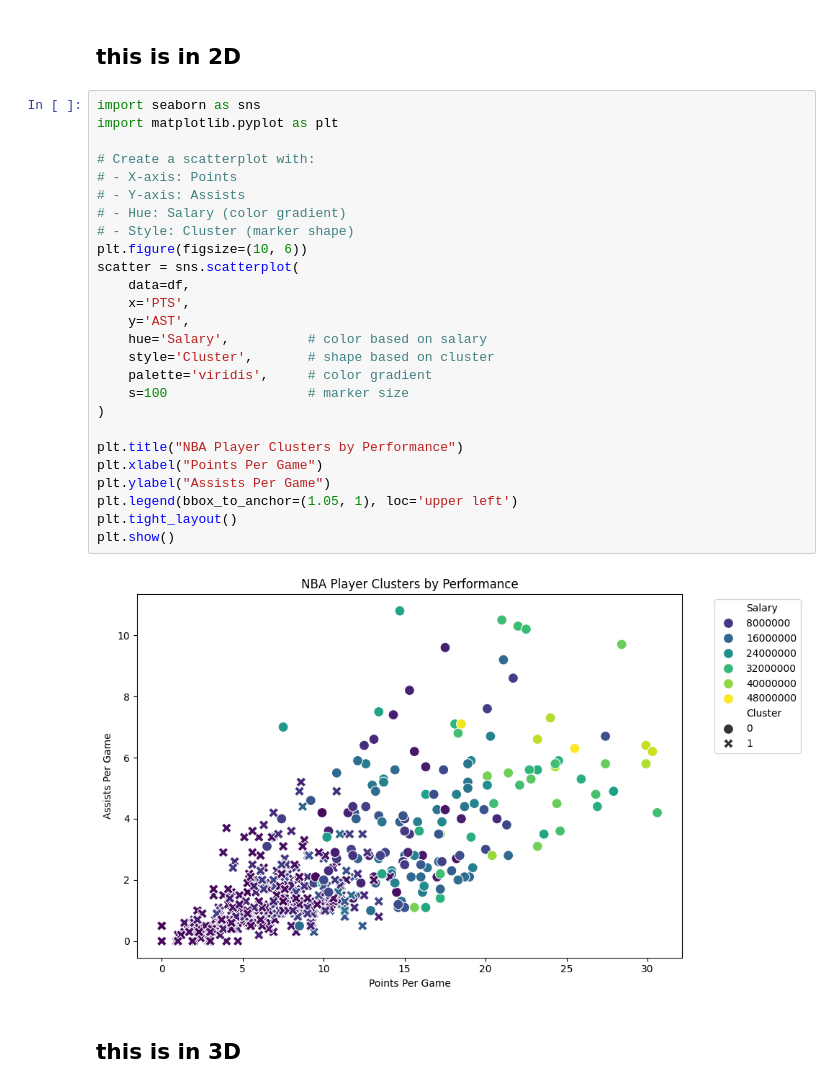
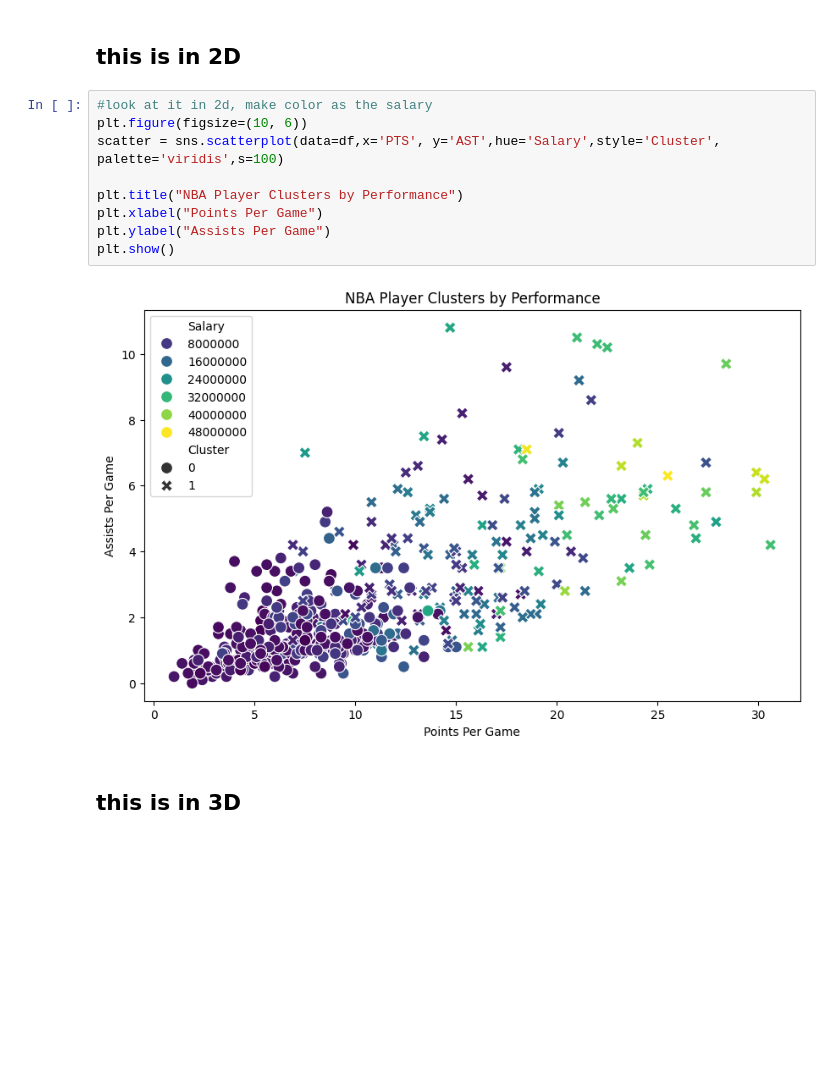
Before and after one commit to yxb8mh/DS-3021, a Jupyter notebook: 10_kMeans Clustering/Lab-Clustering.ipynb, the cells around one changed output. Saved outputs shown, nothing was run; the diff lists cells and outputs as text; blank space fills up the shorter version.

```diff
--- a/10_kMeans Clustering/Lab-Clustering.ipynb
+++ b/10_kMeans Clustering/Lab-Clustering.ipynb
@@ -203,33 +186,16 @@ Name: Salary, dtype: float64
 # %% [markdown]
 ## this is in 2D
 # %%
-import seaborn as sns
-import matplotlib.pyplot as plt
-
-# Create a scatterplot with:
-# - X-axis: Points
-# - Y-axis: Assists
-# - Hue: Salary (color gradient)
-# - Style: Cluster (marker shape)
+#look at it in 2d, make color as the salary
 plt.figure(figsize=(10, 6))
-scatter = sns.scatterplot(
-    data=df,
-    x='PTS',
-    y='AST',
-    hue='Salary',          # color based on salary
-    style='Cluster',       # shape based on cluster
-    palette='viridis',     # color gradient
-    s=100                  # marker size
-)
+scatter = sns.scatterplot(data=df,x='PTS', y='AST',hue='Salary',style='Cluster', palette='viridis',s=100)
 
 plt.title("NBA Player Clusters by Performance")
 plt.xlabel("Points Per Game")
 plt.ylabel("Assists Per Game")
-plt.legend(bbox_to_anchor=(1.05, 1), loc='upper left')
-plt.tight_layout()
 plt.show()
 # %% [output]
-[figure, old version]
+[figure, new version]
 # %% [markdown]
 ## this is in 3D
 # %%
```
Also changed, not shown: parts of 20 cells of this notebook.
